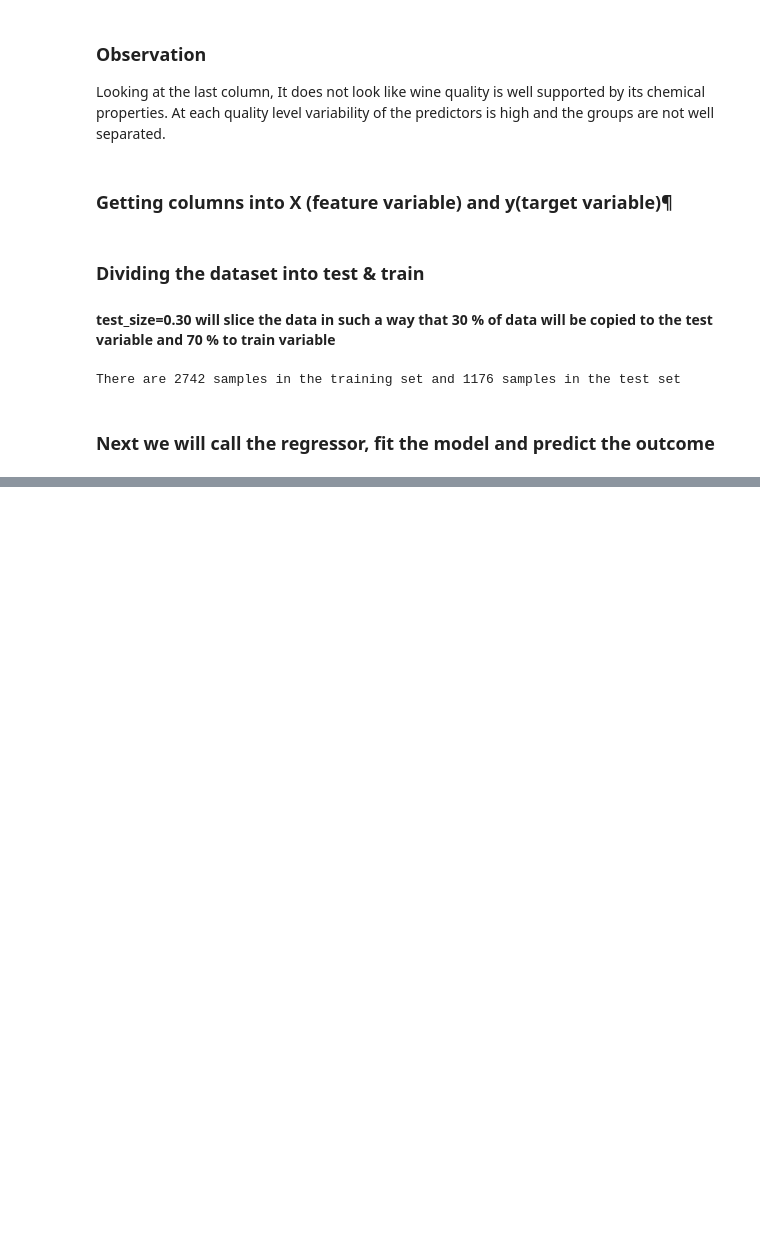
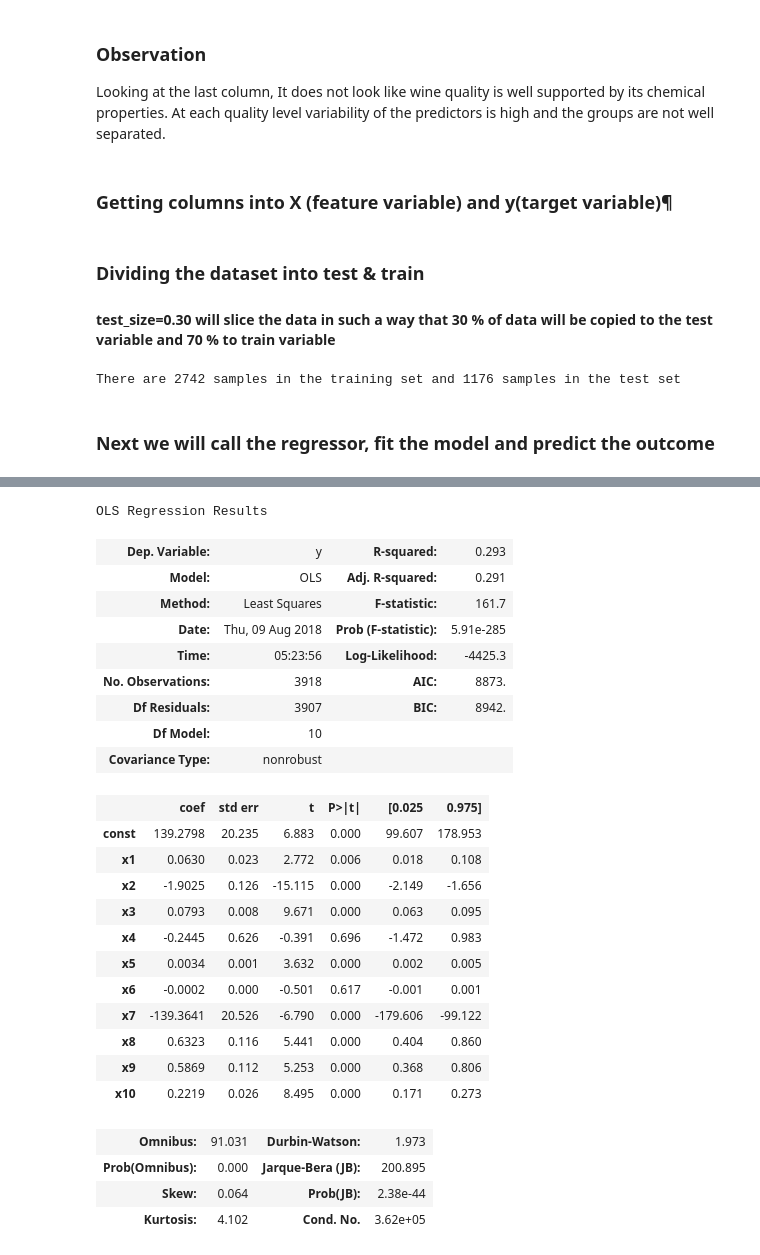
Before and after one commit to jbanerje/Data-Science-and-Machine-Learning, a Jupyter notebook: IPythonNotebook_Learning Projects/UCI Wine Quality Assessment.ipynb, the cells around one changed output, grey strips where cells are left out. Cells and saved outputs as stored; diff of their text form; code cells hidden in the pictures; blank space fills up the shorter version.

```diff
--- a/IPythonNotebook_Learning Projects/UCI Wine Quality Assessment.ipynb
+++ b/IPythonNotebook_Learning Projects/UCI Wine Quality Assessment.ipynb
@@ -448,0 +486,34 @@ dtype: object
+# %%
+#Next we look at the P>|t| column. We will remove the column that has highest value in that column. Looking at the above table x3 has highest P-value
+# x3 originally is "citric acid". Next we will remove "citric acid" and test
+X_opt = X_feature[:,[0,1,2,4,5,6,7,8,9,10,11]] # These are the column indexes
+model = sm.OLS(y_target,X_opt)
+result = model.fit()
+result.summary()
+# %% [output]
+OLS Regression Results
+| Dep. Variable: | y | R-squared: | 0.293 |
+| Model: | OLS | Adj. R-squared: | 0.291 |
+| Method: | Least Squares | F-statistic: | 161.7 |
+| Date: | Thu, 09 Aug 2018 | Prob (F-statistic): | 5.91e-285 |
+| Time: | 05:23:56 | Log-Likelihood: | -4425.3 |
+| No. Observations: | 3918 | AIC: | 8873. |
+| Df Residuals: | 3907 | BIC: | 8942. |
+| Df Model: | 10 |  |  |
+| Covariance Type: | nonrobust |  |  |
+|  | coef | std err | t | P>|t| | [0.025 | 0.975] |
+| const | 139.2798 | 20.235 | 6.883 | 0.000 | 99.607 | 178.953 |
+| x1 | 0.0630 | 0.023 | 2.772 | 0.006 | 0.018 | 0.108 |
+| x2 | -1.9025 | 0.126 | -15.115 | 0.000 | -2.149 | -1.656 |
+| x3 | 0.0793 | 0.008 | 9.671 | 0.000 | 0.063 | 0.095 |
+| x4 | -0.2445 | 0.626 | -0.391 | 0.696 | -1.472 | 0.983 |
+| x5 | 0.0034 | 0.001 | 3.632 | 0.000 | 0.002 | 0.005 |
+| x6 | -0.0002 | 0.000 | -0.501 | 0.617 | -0.001 | 0.001 |
+| x7 | -139.3641 | 20.526 | -6.790 | 0.000 | -179.606 | -99.122 |
+| x8 | 0.6323 | 0.116 | 5.441 | 0.000 | 0.404 | 0.860 |
+| x9 | 0.5869 | 0.112 | 5.253 | 0.000 | 0.368 | 0.806 |
+| x10 | 0.2219 | 0.026 | 8.495 | 0.000 | 0.171 | 0.273 |
+| Omnibus: | 91.031 | Durbin-Watson: | 1.973 |
+| Prob(Omnibus): | 0.000 | Jarque-Bera (JB): | 200.895 |
+| Skew: | 0.064 | Prob(JB): | 2.38e-44 |
+| Kurtosis: | 4.102 | Cond. No. | 3.62e+05 |
```
Also changed, not shown: parts of 23 cells of this notebook.
